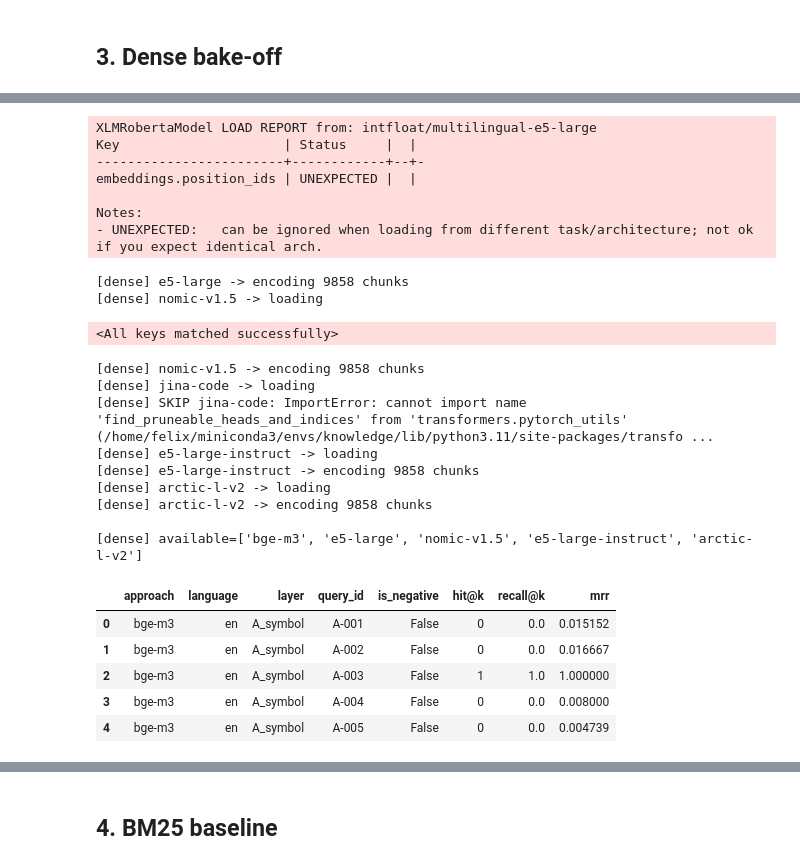
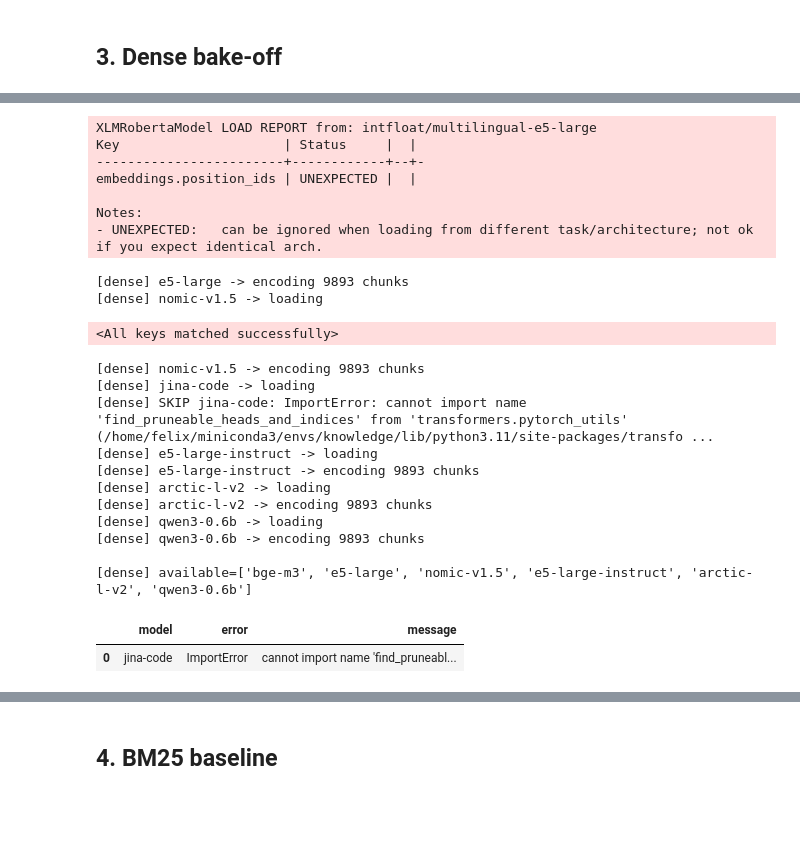
Before and after one commit to kalisio/knowledge, a Jupyter notebook: notebooks/nb05_embedding_evaluation.ipynb, the cells around one changed output, grey strips where cells are left out. Cells and saved outputs as stored; diff of their text form; code cells hidden in the pictures; blank space fills up the shorter version.

Commit message:
wip:Embedding model evaluation #4 - Finalize nb05 embedding benchmark with Qwen3 evaluation

```diff
--- a/notebooks/nb05_embedding_evaluation.ipynb
+++ b/notebooks/nb05_embedding_evaluation.ipynb
@@ -27,7 +27,16 @@ os.environ.setdefault("TOKENIZERS_PARALLELISM", "false")
 pd.set_option("display.max_colwidth", 100)
 pd.set_option("display.width", 160)
 
-ROOT = Path.cwd().parent if Path.cwd().name == "notebooks" else Path.cwd()
+def find_project_root(start: Path) -> Path:
+    for candidate in (start, *start.parents):
+        if (candidate / "pyproject.toml").exists() and (candidate / "outputs" / "nb05_gold.json").exists():
+            return candidate
+        knowledge = candidate / "knowledge"
+        if (knowledge / "pyproject.toml").exists() and (knowledge / "outputs" / "nb05_gold.json").exists():
+            return knowledge
+    raise FileNotFoundError("Could not find knowledge project root with outputs/nb05_gold.json")
+
+ROOT = find_project_root(Path.cwd().resolve())
 sys.path.insert(0, str(ROOT / "src"))
 sys.path.insert(0, str(ROOT / "experiments" / "nb05_embedding_eval"))
 
@@ -51,7 +60,7 @@ from nb05_helpers import load_gold_validated, gold_summary
 
 _base = build_js_vue_rag_profile()
 cfg = FilterConfig(
-    excluded_dirs=_base.excluded_dirs - {"docs"},
+    excluded_dirs=_base.excluded_dirs - {"docs", "tools"},
     excluded_extensions=_base.excluded_extensions,
     excluded_filenames=_base.excluded_filenames,
     excluded_patterns=_base.excluded_patterns,
@@ -152,34 +163,46 @@ from nb05_helpers import (
 dense_ranks: dict[str, tuple[np.ndarray, np.ndarray]] = {}
 dense_dfs: list[pd.DataFrame] = []
 available_models: list[str] = []
+skipped_models: list[dict[str, str]] = []
 
 for key, recipe in RECIPES.items():
     print(f"[dense] {key} -> loading")
+    model = None
     try:
         model = load_recipe_model(recipe)
+        print(f"[dense] {key} -> encoding {len(chunks)} chunks")
+        cv = encode_corpus(model, recipe, chunk_texts)
+        en_v = encode_queries(model, recipe, query_en)
+        fr_v = encode_queries(model, recipe, query_fr)
+
+        en_r = dense_rank(en_v, cv)
+        fr_r = dense_rank(fr_v, cv)
+        dense_ranks[key] = (en_r, fr_r)
+        available_models.append(key)
+
+        dense_dfs.append(evaluate_ranks(en_r, queries, chunk_sources, language="en", approach=key))
+        dense_dfs.append(evaluate_ranks(fr_r, queries, chunk_sources, language="fr", approach=key))
     except Exception as exc:
+        skipped_models.append({"model": key, "error": type(exc).__name__, "message": str(exc)})
         print(f"[dense] SKIP {key}: {type(exc).__name__}: {exc}")
-        continue
+    finally:
+        for var_name in ("model", "cv", "en_v", "fr_v"):
+            if var_name in locals():
+                del locals()[var_name]
+        gc.collect()
+        if torch.cuda.is_available():
+            try:
+                torch.cuda.empty_cache()
+            except Exception:
+                pass
 
-    print(f"[dense] {key} -> encoding {len(chunks)} chunks")
-    cv = encode_corpus(model, recipe, chunk_texts)
-    en_v = encode_queries(model, recipe, query_en)
-    fr_v = encode_queries(model, recipe, query_fr)
-
-    en_r = dense_rank(en_v, cv)
-    fr_r = dense_rank(fr_v, cv)
-    dense_ranks[key] = (en_r, fr_r)
-    available_models.append(key)
-
-    dense_dfs.append(evaluate_ranks(en_r, queries, chunk_sources, language="en", approach=key))
-    dense_dfs.append(evaluate_ranks(fr_r, queries, chunk_sources, language="fr", approach=key))
-
-    del model, cv, en_v, fr_v
-    gc.collect()
-    if torch.cuda.is_available(): torch.cuda.empty_cache()
+if not dense_dfs:
+    raise RuntimeError("No dense embedding model completed successfully.")
 
 df_dense = pd.concat(dense_dfs, ignore_index=True)
 print(f"\n[dense] available={available_models}")
+if skipped_models:
+    display(pd.DataFrame(skipped_models))
 df_dense.head()
 # %% [output]
 [dense] bge-m3 -> loading
@@ -187,26 +210,24 @@ df_dense.head()
 [dense] e5-large -> loading
 XLMRobertaModel LOAD REPORT from: intfloat/multilingual-e5-large
 Key                     | Status     |  |
 ------------------------+------------+--+-
 embeddings.position_ids | UNEXPECTED |  |
 
 Notes:
 - UNEXPECTED:   can be ignored when loading from different task/architecture; not ok if you expect identical arch.
-[dense] e5-large -> encoding 9858 chunks
+[dense] e5-large -> encoding 9893 chunks
 [dense] nomic-v1.5 -> loading
 <All keys matched successfully>
-[dense] nomic-v1.5 -> encoding 9858 chunks
+[dense] nomic-v1.5 -> encoding 9893 chunks
 [dense] jina-code -> loading
 [dense] SKIP jina-code: ImportError: cannot import name 'find_pruneable_heads_and_indices' from 'transformers.pytorch_utils' (/home/felix/miniconda3/envs/knowledge/lib/python3.11/site-packages/transfo ...
 [dense] e5-large-instruct -> loading
-[dense] e5-large-instruct -> encoding 9858 chunks
+[dense] e5-large-instruct -> encoding 9893 chunks
 [dense] arctic-l-v2 -> loading
-[dense] arctic-l-v2 -> encoding 9858 chunks
+[dense] arctic-l-v2 -> encoding 9893 chunks
+[dense] qwen3-0.6b -> loading
+[dense] qwen3-0.6b -> encoding 9893 chunks
 
-[dense] available=['bge-m3', 'e5-large', 'nomic-v1.5', 'e5-large-instruct', 'arctic-l-v2']
+[dense] available=['bge-m3', 'e5-large', 'nomic-v1.5', 'e5-large-instruct', 'arctic-l-v2', 'qwen3-0.6b']
-|  | approach | language | layer | query_id | is_negative | hit@k | recall@k | mrr |
-| 0 | bge-m3 | en | A_symbol | A-001 | False | 0 | 0.0 | 0.015152 |
-| 1 | bge-m3 | en | A_symbol | A-002 | False | 0 | 0.0 | 0.016667 |
-| 2 | bge-m3 | en | A_symbol | A-003 | False | 1 | 1.0 | 1.000000 |
-| 3 | bge-m3 | en | A_symbol | A-004 | False | 0 | 0.0 | 0.008000 |
-| 4 | bge-m3 | en | A_symbol | A-005 | False | 0 | 0.0 | 0.004739 |
+|  | model | error | message |
+| 0 | jina-code | ImportError | cannot import name 'find_pruneabl... |
```
Also changed, not shown: parts of 13 cells of this notebook, 5 other files.
